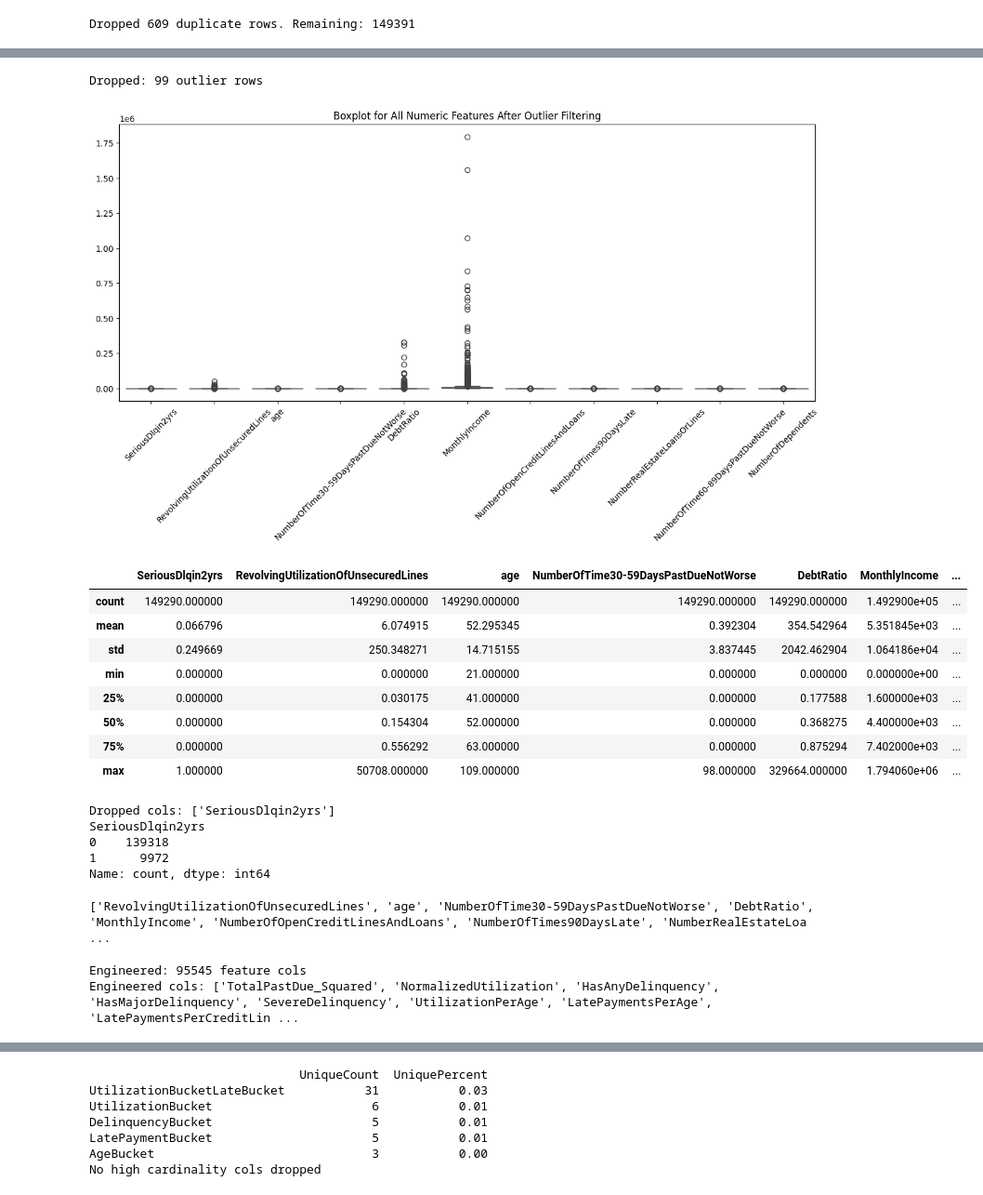
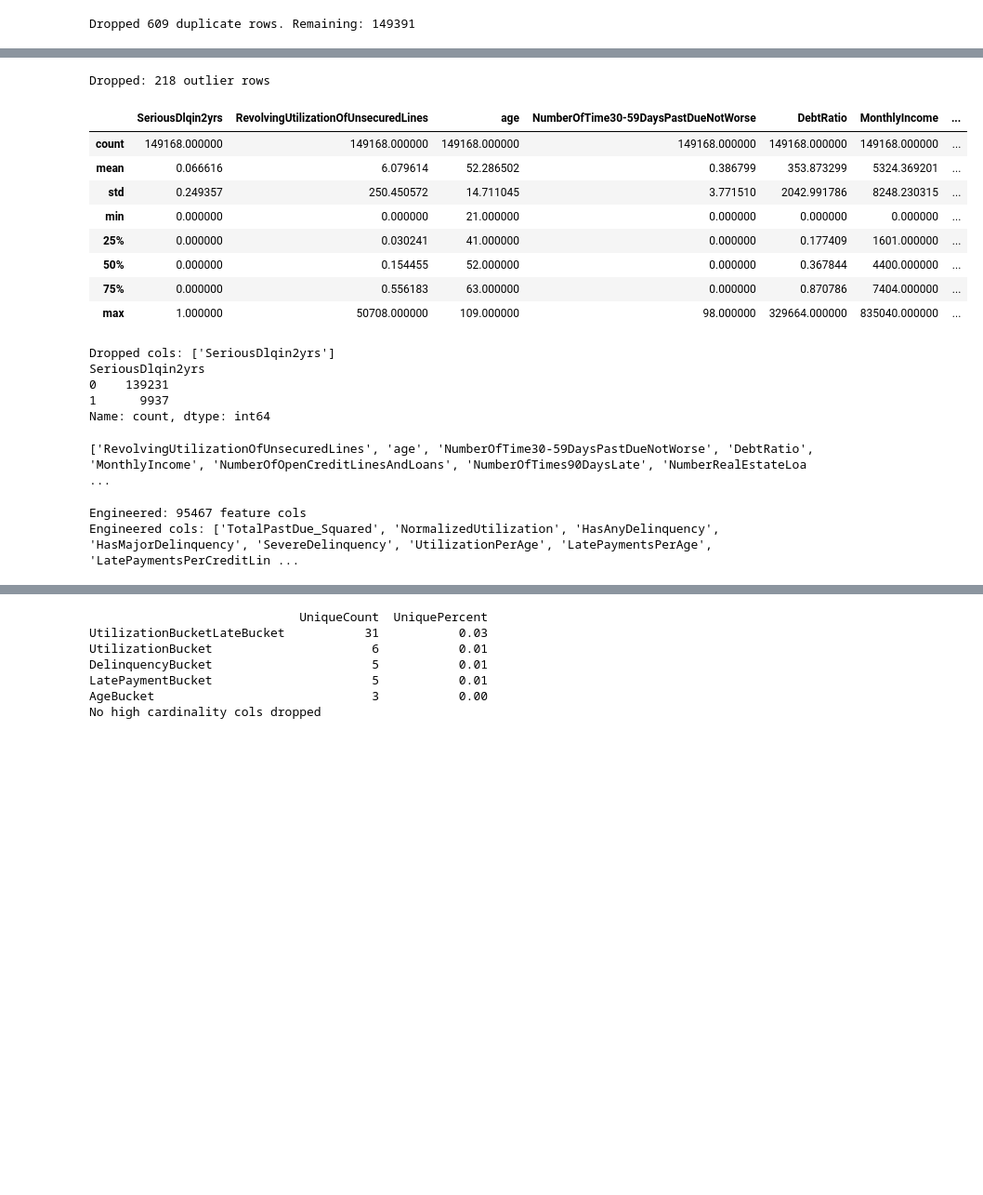
Before and after one commit to sunnysunny77/loan, a Jupyter notebook: cr.ipynb, the cells around one changed output, grey strips where cells are left out. Shown at 93% size. Cells and saved outputs as stored; diff of their text form; code cells hidden in the pictures; blank space fills up the shorter version.

```diff
--- a/cr.ipynb
+++ b/cr.ipynb
@@ -641,11 +641,6 @@ Dropped 609 duplicate rows. Remaining: 149391
 # %%
 # Outlier Handling
 numeric_df = df_train.select_dtypes(include=['number'])
-plt.figure(figsize=(15, 6))
-sns.boxplot(data=numeric_df)
-plt.title("Boxplot for All Numeric Features")
-plt.xticks(rotation=45)
-plt.show()
 
 df_train = df_train[df_train['age'] > 0].reset_index(drop=True)
 
@@ -653,19 +648,15 @@ df_train = df_train.sort_values(by="MonthlyIncome", ascending=False).iloc[1:].re
 
 df_train = df_train[df_train['age'] > 0].reset_index(drop=True)
 
+threshold_high = 99.95
+threshold_low = 0.095
 df_filtered = outlier_handling(
     df_train,
     target_col="SeriousDlqin2yrs",
-    threshold_high=99.975,
-    threshold_low=0.035
+    threshold_high=threshold_high,
+    threshold_low=threshold_low
 )
 
-numeric_df = df_filtered.select_dtypes(include=['number'])
-plt.figure(figsize=(15, 6))
-sns.boxplot(data=numeric_df)
-plt.title("Boxplot for All Numeric Features After Outlier Filtering")
-plt.xticks(rotation=45)
-plt.show()
 
 df_filtered.describe()
 # %% [output]
@@ -673,14 +663,13 @@ df_filtered.describe()
-Dropped: 99 outlier rows
+Dropped: 218 outlier rows
-[figure, removed]
 |  | SeriousDlqin2yrs | RevolvingUtilizationOfUnsecuredLines | age | NumberOfTime30-59DaysPastDueNotWorse | DebtRatio | MonthlyIncome | ... |
-| count | 149290.000000 | 149290.000000 | 149290.000000 | 149290.000000 | 149290.000000 | 1.492900e+05 | ... |
-| mean | 0.066796 | 6.074915 | 52.295345 | 0.392304 | 354.542964 | 5.351845e+03 | ... |
-| std | 0.249669 | 250.348271 | 14.715155 | 3.837445 | 2042.462904 | 1.064186e+04 | ... |
-| min | 0.000000 | 0.000000 | 21.000000 | 0.000000 | 0.000000 | 0.000000e+00 | ... |
-| 25% | 0.000000 | 0.030175 | 41.000000 | 0.000000 | 0.177588 | 1.600000e+03 | ... |
-| 50% | 0.000000 | 0.154304 | 52.000000 | 0.000000 | 0.368275 | 4.400000e+03 | ... |
-| 75% | 0.000000 | 0.556292 | 63.000000 | 0.000000 | 0.875294 | 7.402000e+03 | ... |
-| max | 1.000000 | 50708.000000 | 109.000000 | 98.000000 | 329664.000000 | 1.794060e+06 | ... |
+| count | 149168.000000 | 149168.000000 | 149168.000000 | 149168.000000 | 149168.000000 | 149168.000000 | ... |
+| mean | 0.066616 | 6.079614 | 52.286502 | 0.386799 | 353.873299 | 5324.369201 | ... |
+| std | 0.249357 | 250.450572 | 14.711045 | 3.771510 | 2042.991786 | 8248.230315 | ... |
+| min | 0.000000 | 0.000000 | 21.000000 | 0.000000 | 0.000000 | 0.000000 | ... |
+| 25% | 0.000000 | 0.030241 | 41.000000 | 0.000000 | 0.177409 | 1601.000000 | ... |
+| 50% | 0.000000 | 0.154455 | 52.000000 | 0.000000 | 0.367844 | 4400.000000 | ... |
+| 75% | 0.000000 | 0.556183 | 63.000000 | 0.000000 | 0.870786 | 7404.000000 | ... |
+| max | 1.000000 | 50708.000000 | 109.000000 | 98.000000 | 329664.000000 | 835040.000000 | ... |
 # %%
 # Select targets
 df_features, target, feature_cols_to_drop = drop_target_and_ids(df_filtered)
@@ -688,8 +677,8 @@ print(target.value_counts())
 # %% [output]
 Dropped cols: ['SeriousDlqin2yrs']
 SeriousDlqin2yrs
-0    139318
-1      9972
+0    139231
+1      9937
 Name: count, dtype: int64
 # %%
 original_cols = df_features.select_dtypes(include=['number']).columns.tolist()
@@ -710,7 +699,7 @@ X_train, X_val, y_train, y_val = train_test_split(
 # Engineer_features
 df_e = engineer_features(X_train)
 # %% [output]
-Engineered: 95545 feature cols
+Engineered: 95467 feature cols
 Engineered cols: ['TotalPastDue_Squared', 'NormalizedUtilization', 'HasAnyDelinquency', 'HasMajorDelinquency', 'SevereDelinquency', 'UtilizationPerAge', 'LatePaymentsPerAge', 'LatePaymentsPerCreditLin ...
 # %%
 # Drop columns with missing
```
Also changed, not shown: parts of 15 cells of this notebook, 14 other files.
